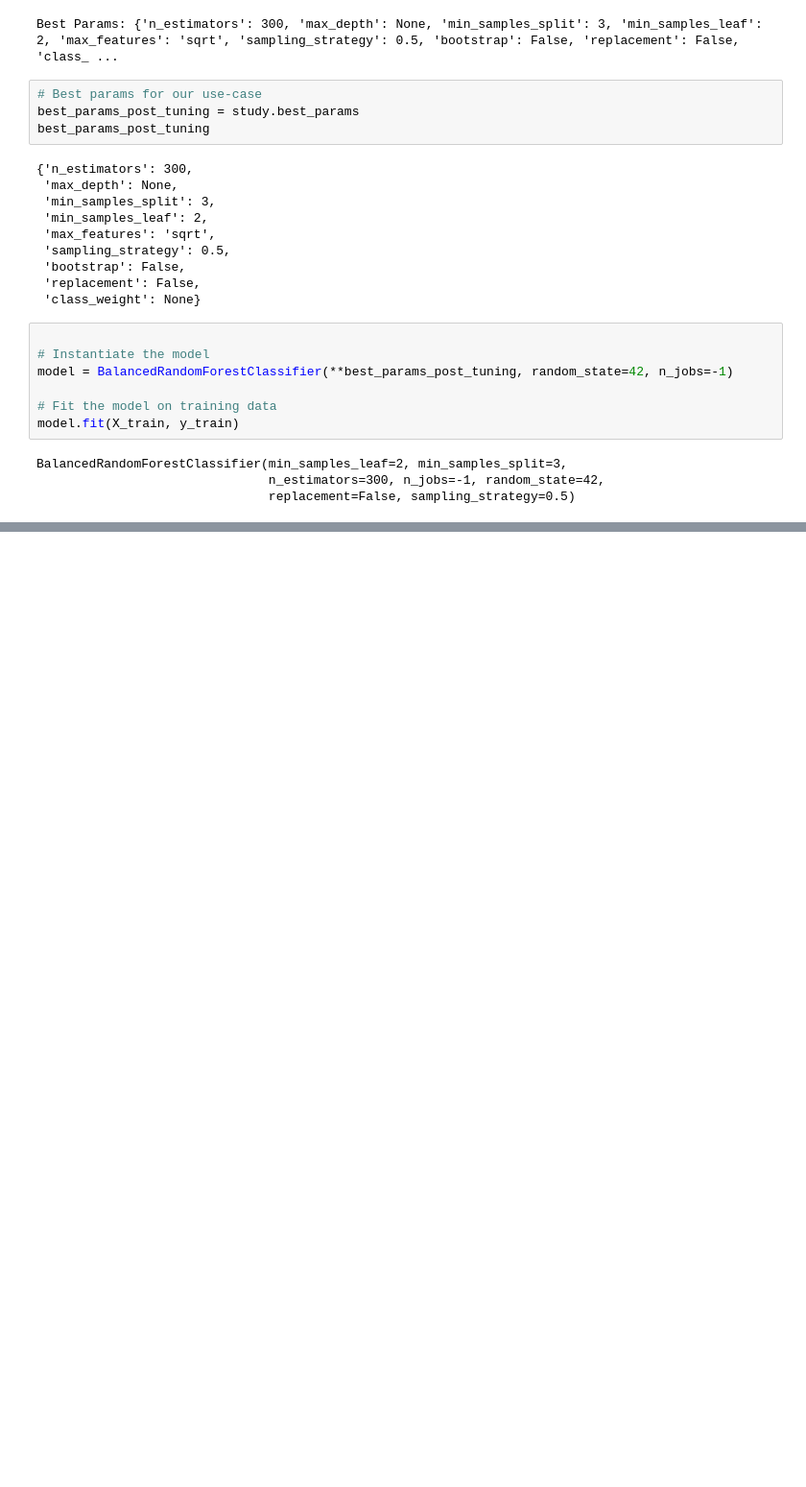
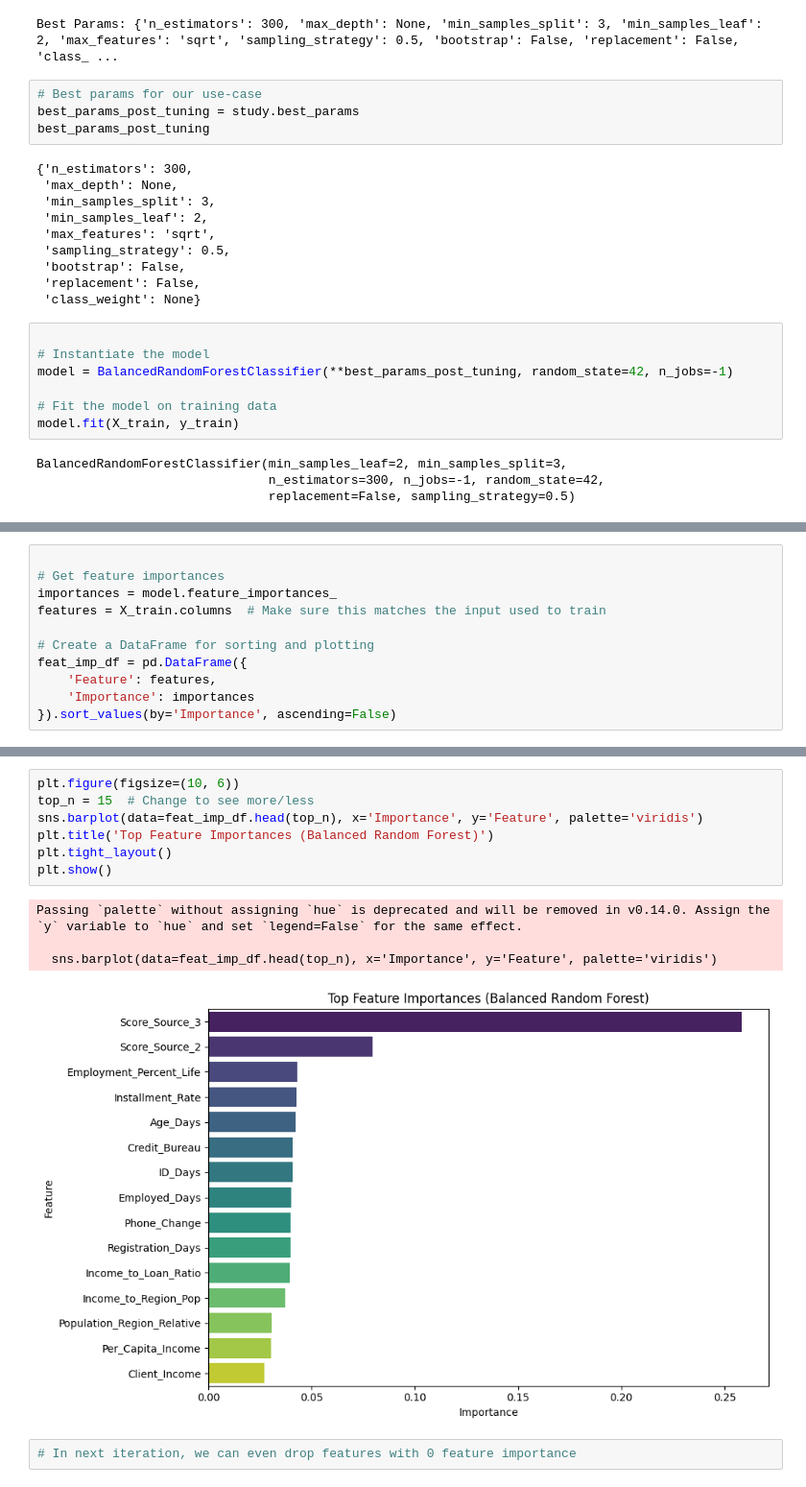
Before and after one commit to Nishant1906/loan-data-analysis, a Jupyter notebook: model-training.ipynb, the cells around one changed output, grey strips where cells are left out. Shown at 96% size. Saved outputs shown, nothing was run; the diff lists cells and outputs as text; blank space fills up the shorter version.

```diff
--- a/model-training.ipynb
+++ b/model-training.ipynb
@@ -682,0 +650,11 @@ NameError: name 'roc_auc_score' is not defined
+# %%
+
+# Get feature importances
+importances = model.feature_importances_
+features = X_train.columns  # Make sure this matches the input used to train
+
+# Create a DataFrame for sorting and plotting
+feat_imp_df = pd.DataFrame({
+    'Feature': features,
+    'Importance': importances
+}).sort_values(by='Importance', ascending=False)
@@ -682,0 +681,14 @@ NameError: name 'roc_auc_score' is not defined
+# %%
+plt.figure(figsize=(10, 6))
+top_n = 15  # Change to see more/less
+sns.barplot(data=feat_imp_df.head(top_n), x='Importance', y='Feature', palette='viridis')
+plt.title('Top Feature Importances (Balanced Random Forest)')
+plt.tight_layout()
+plt.show()
+# %% [output]
+Passing `palette` without assigning `hue` is deprecated and will be removed in v0.14.0. Assign the `y` variable to `hue` and set `legend=False` for the same effect.
+
+  sns.barplot(data=feat_imp_df.head(top_n), x='Importance', y='Feature', palette='viridis')
+[figure, added]
+# %%
+# In next iteration, we can even drop features with 0 feature importance
```
Also changed, not shown: parts of 17 cells of this notebook.
